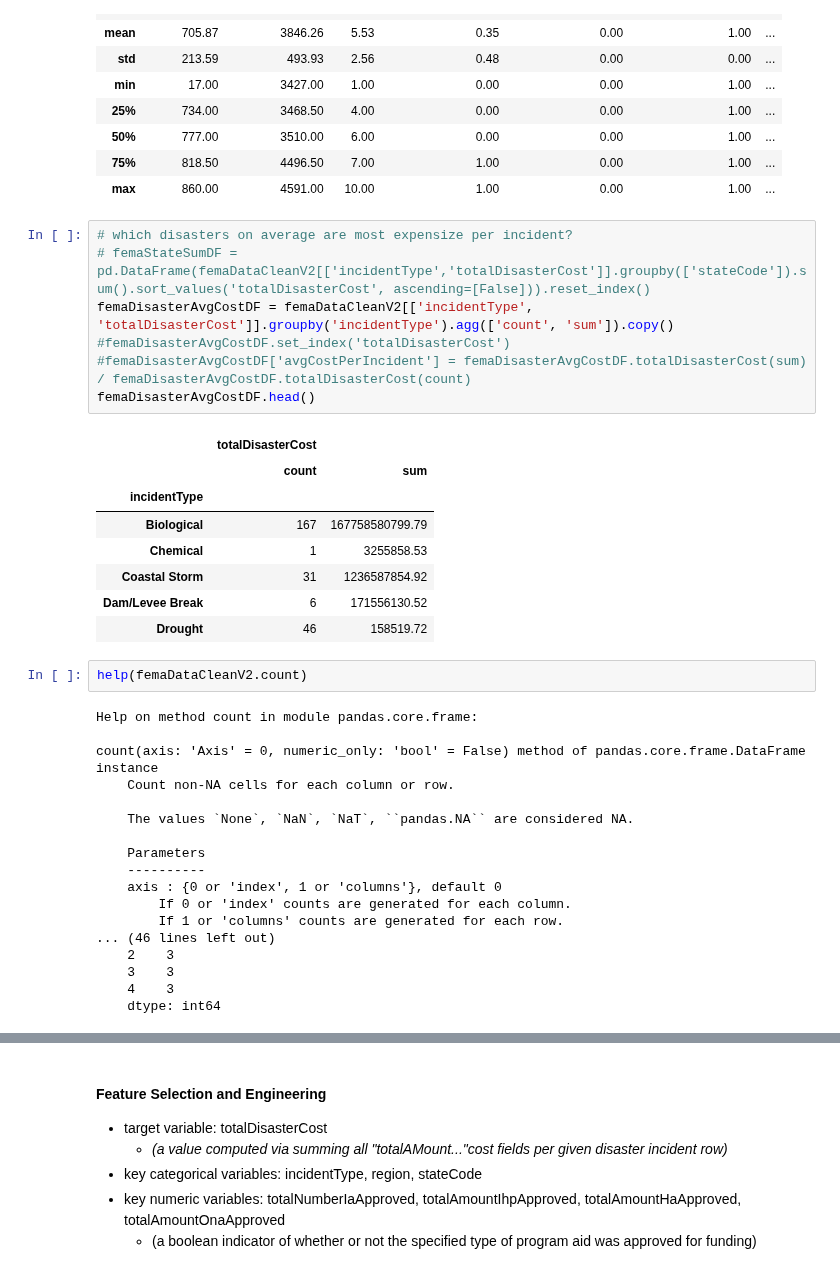
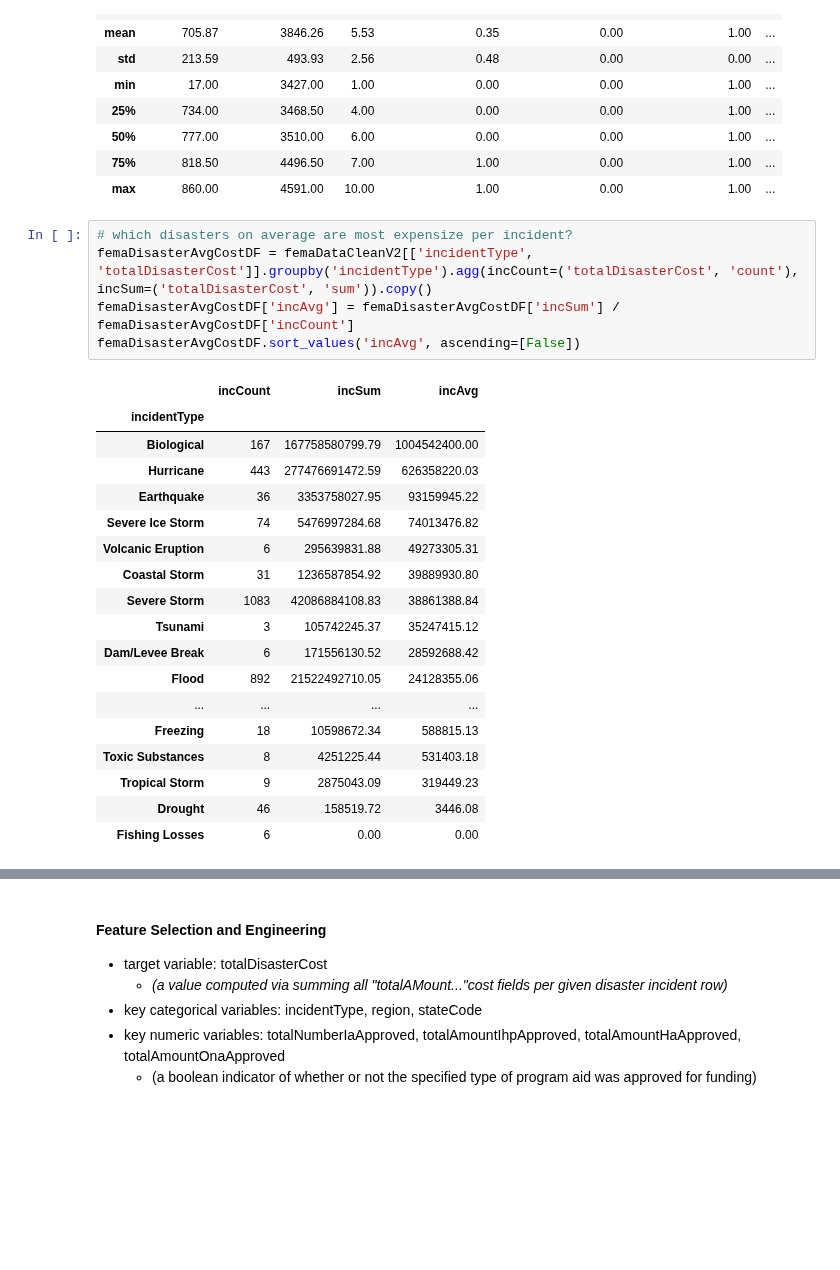
Before and after one commit to mdgarber/FEMADisasterCostForecasting, a Jupyter notebook: femadisastercostforecasting/notebooks/FEMA-EDA.ipynb, the cells around one changed output, grey strips where cells are left out. Cells and saved outputs as stored; diff of their text form; blank space fills up the shorter version.

```diff
--- a/femadisastercostforecasting/notebooks/FEMA-EDA.ipynb
+++ b/femadisastercostforecasting/notebooks/FEMA-EDA.ipynb
@@ -434,37 +406,25 @@ femaDataCleanV2[femaDataCleanV2['disasterName'].str.contains('COVID')].describe(
 | max | 860.00 | 4591.00 | 10.00 | 1.00 | 0.00 | 1.00 | ... |
 # %%
 # which disasters on average are most expensize per incident?
-# femaStateSumDF = pd.DataFrame(femaDataCleanV2[['incidentType','totalDisasterCost']].groupby(['stateCode']).sum().sort_values('totalDisasterCost', ascending=[False])).reset_index()
-femaDisasterAvgCostDF = femaDataCleanV2[['incidentType', 'totalDisasterCost']].groupby('incidentType').agg(['count', 'sum']).copy()
-#femaDisasterAvgCostDF.set_index('totalDisasterCost')
-#femaDisasterAvgCostDF['avgCostPerIncident'] = femaDisasterAvgCostDF.totalDisasterCost(sum) / femaDisasterAvgCostDF.totalDisasterCost(count)
-femaDisasterAvgCostDF.head()
+femaDisasterAvgCostDF = femaDataCleanV2[['incidentType', 'totalDisasterCost']].groupby('incidentType').agg(incCount=('totalDisasterCost', 'count'), incSum=('totalDisasterCost', 'sum')).copy()
+femaDisasterAvgCostDF['incAvg'] = femaDisasterAvgCostDF['incSum'] / femaDisasterAvgCostDF['incCount']
+femaDisasterAvgCostDF.sort_values('incAvg', ascending=[False])
 # %% [output]
-|  | totalDisasterCost |  |
-|  | count | sum |
-| incidentType |  |  |
-| Biological | 167 | 167758580799.79 |
-| Chemical | 1 | 3255858.53 |
-| Coastal Storm | 31 | 1236587854.92 |
-| Dam/Levee Break | 6 | 171556130.52 |
-| Drought | 46 | 158519.72 |
+|  | incCount | incSum | incAvg |
+| incidentType |  |  |  |
+| Biological | 167 | 167758580799.79 | 1004542400.00 |
+| Hurricane | 443 | 277476691472.59 | 626358220.03 |
+| Earthquake | 36 | 3353758027.95 | 93159945.22 |
+| Severe Ice Storm | 74 | 5476997284.68 | 74013476.82 |
+| Volcanic Eruption | 6 | 295639831.88 | 49273305.31 |
+| Coastal Storm | 31 | 1236587854.92 | 39889930.80 |
+| Severe Storm | 1083 | 42086884108.83 | 38861388.84 |
+| Tsunami | 3 | 105742245.37 | 35247415.12 |
+| Dam/Levee Break | 6 | 171556130.52 | 28592688.42 |
+| Flood | 892 | 21522492710.05 | 24128355.06 |
+| ... | ... | ... | ... |
+| Freezing | 18 | 10598672.34 | 588815.13 |
+| Toxic Substances | 8 | 4251225.44 | 531403.18 |
+| Tropical Storm | 9 | 2875043.09 | 319449.23 |
+| Drought | 46 | 158519.72 | 3446.08 |
+| Fishing Losses | 6 | 0.00 | 0.00 |
-# %%
-help(femaDataCleanV2.count)
-# %% [output]
-Help on method count in module pandas.core.frame:
-
-count(axis: 'Axis' = 0, numeric_only: 'bool' = False) method of pandas.core.frame.DataFrame instance
-    Count non-NA cells for each column or row.
-
-    The values `None`, `NaN`, `NaT`, ``pandas.NA`` are considered NA.
-
-    Parameters
-    ----------
-    axis : {0 or 'index', 1 or 'columns'}, default 0
-        If 0 or 'index' counts are generated for each column.
-        If 1 or 'columns' counts are generated for each row.
-... (46 lines left out)
-    2    3
-    3    3
-    4    3
-    dtype: int64
```
Also changed, not shown: parts of 3 cells of this notebook.
